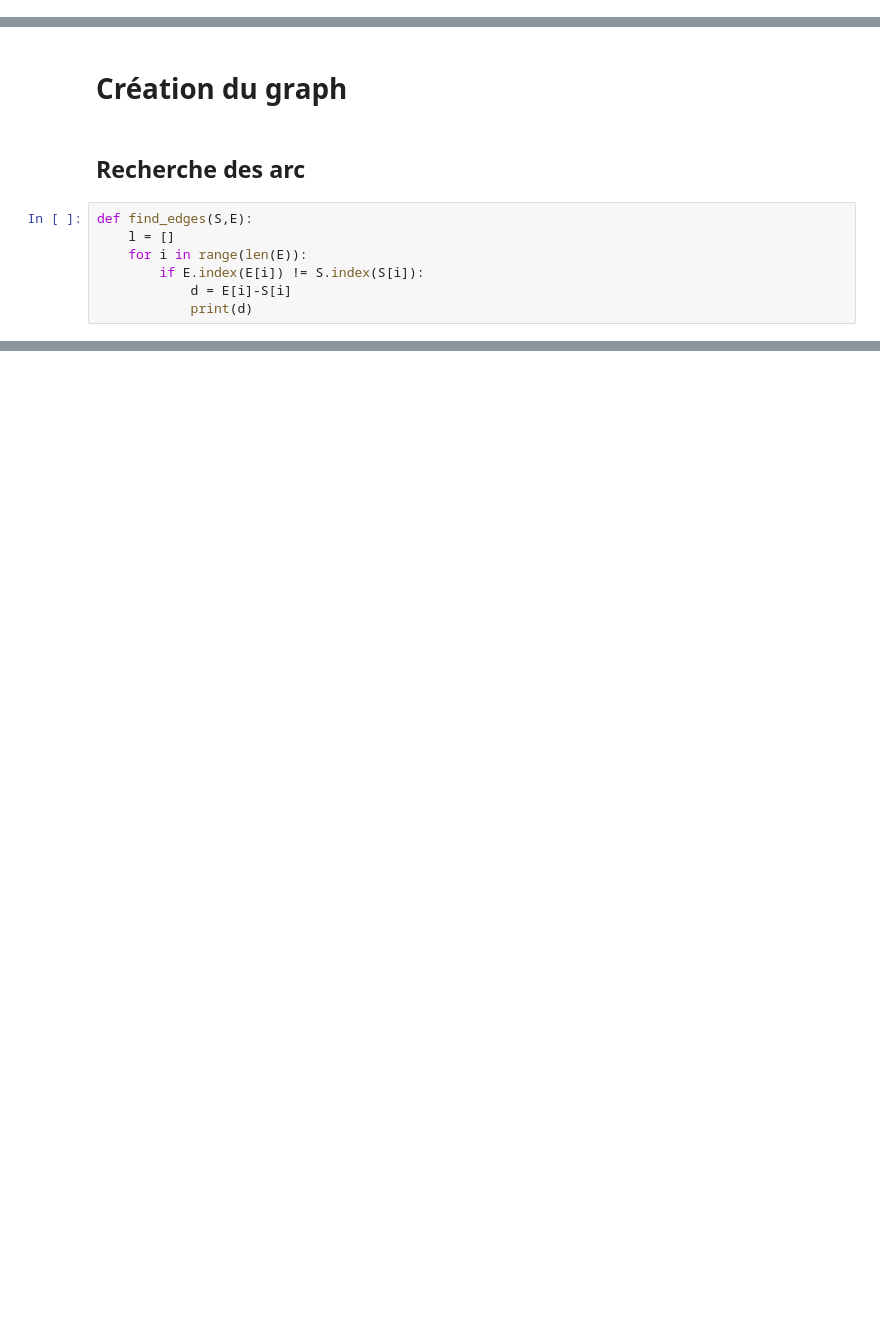
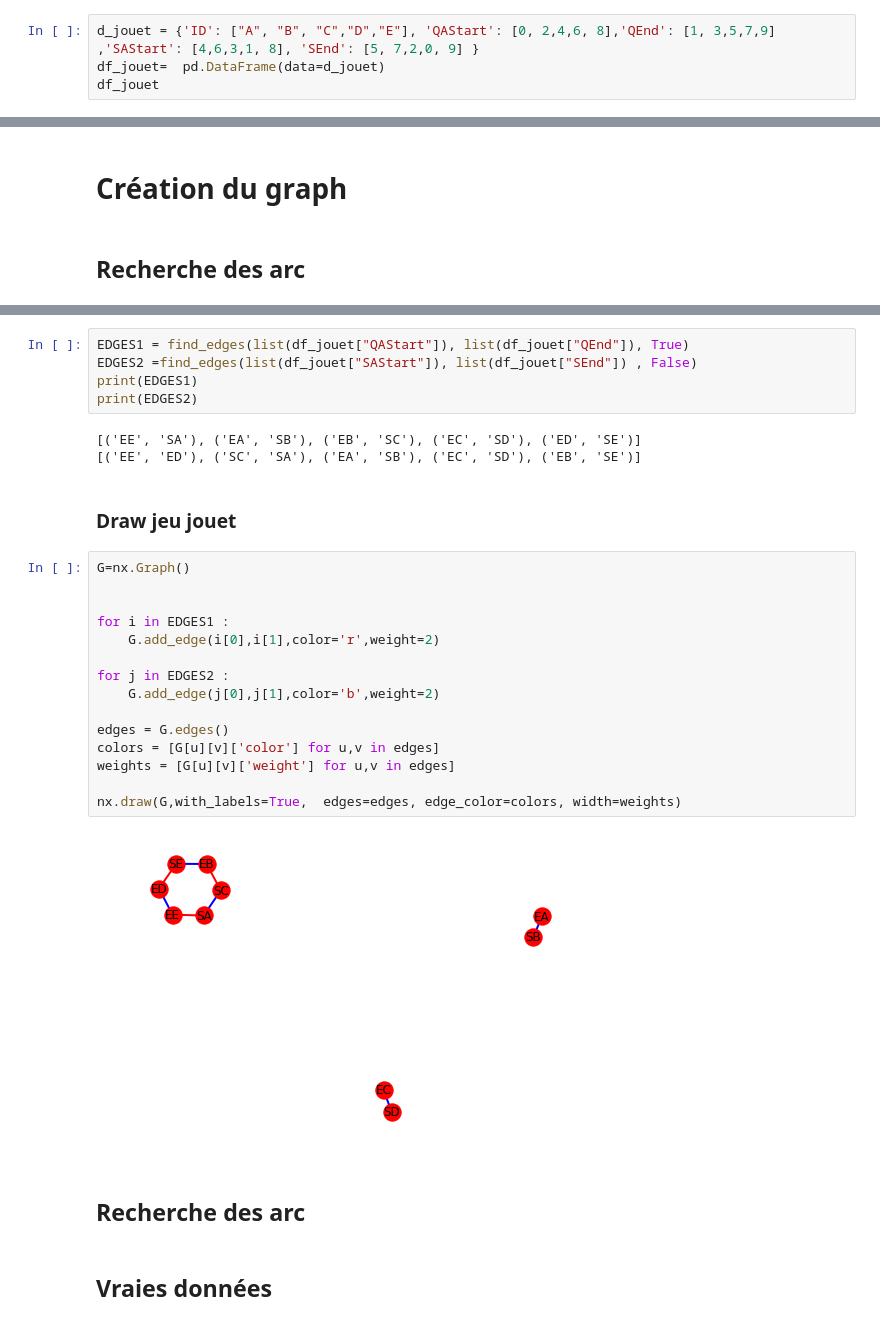
Before and after one commit to emathian/genomique_ET, a Jupyter notebook: cycle_graph.ipynb, the cells around one changed output, grey strips where cells are left out. Cells and saved outputs as stored; diff of their text form; blank space fills up the shorter version.

Commit message:
Find edges draw the graph

```diff
--- a/cycle_graph.ipynb
+++ b/cycle_graph.ipynb
@@ -39,0 +42,4 @@ data.head()
+# %%
+d_jouet = {'ID': ["A", "B", "C","D","E"], 'QAStart': [0, 2,4,6, 8],'QEnd': [1, 3,5,7,9] ,'SAStart': [4,6,3,1, 8], 'SEnd': [5, 7,2,0, 9] }
+df_jouet=  pd.DataFrame(data=d_jouet)
+df_jouet
@@ -41,10 +54,3 @@ data.head()
 # Création du graph
 # %% [markdown]
 ## Recherche des arc
-# %%
-def find_edges(S,E):
-    l = []
-    for i in range(len(E)):
-        if E.index(E[i]) != S.index(S[i]):
-            d = E[i]-S[i]
-            print(d)
@@ -50,0 +263,31 @@ def find_edges(S,E):
+# %%
+EDGES1 = find_edges(list(df_jouet["QAStart"]), list(df_jouet["QEnd"]), True)
+EDGES2 =find_edges(list(df_jouet["SAStart"]), list(df_jouet["SEnd"]) , False)
+print(EDGES1)
+print(EDGES2)
+# %% [output]
+[('EE', 'SA'), ('EA', 'SB'), ('EB', 'SC'), ('EC', 'SD'), ('ED', 'SE')]
+[('EE', 'ED'), ('SC', 'SA'), ('EA', 'SB'), ('EC', 'SD'), ('EB', 'SE')]
+# %% [markdown]
+###  Draw jeu jouet
+# %%
+G=nx.Graph()
+
+
+for i in EDGES1 :
+    G.add_edge(i[0],i[1],color='r',weight=2)
+
+for j in EDGES2 :
+    G.add_edge(j[0],j[1],color='b',weight=2)
+
+edges = G.edges()
+colors = [G[u][v]['color'] for u,v in edges]
+weights = [G[u][v]['weight'] for u,v in edges]
+
+nx.draw(G,with_labels=True,  edges=edges, edge_color=colors, width=weights)
+# %% [output]
+[figure, added]
+# %% [markdown]
+## Recherche des arc
+# %% [markdown]
+## Vraies données
```
Also changed, not shown: parts of 6 cells of this notebook, 1 other file.
